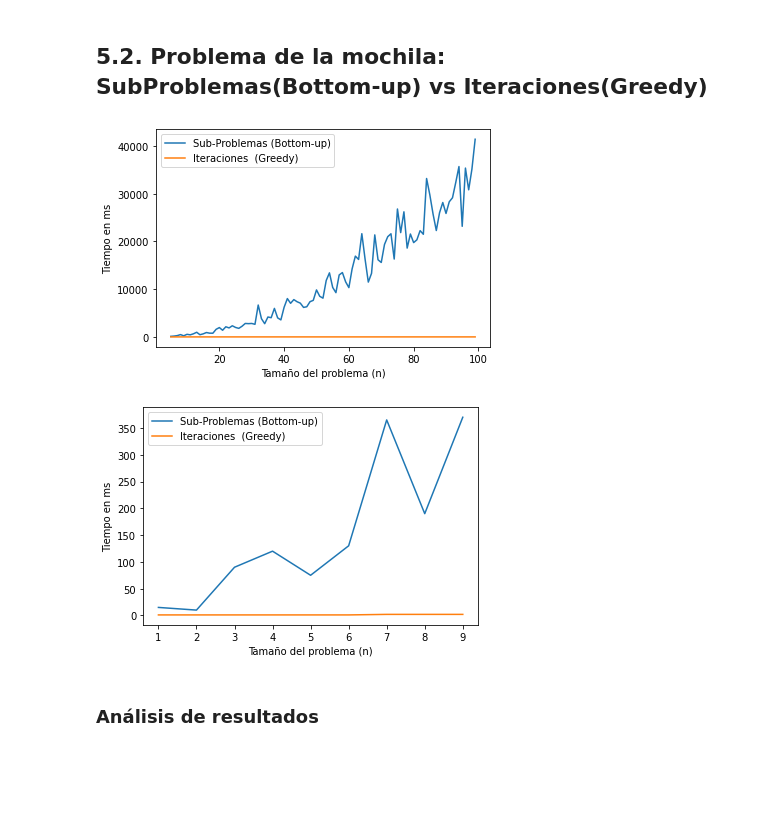
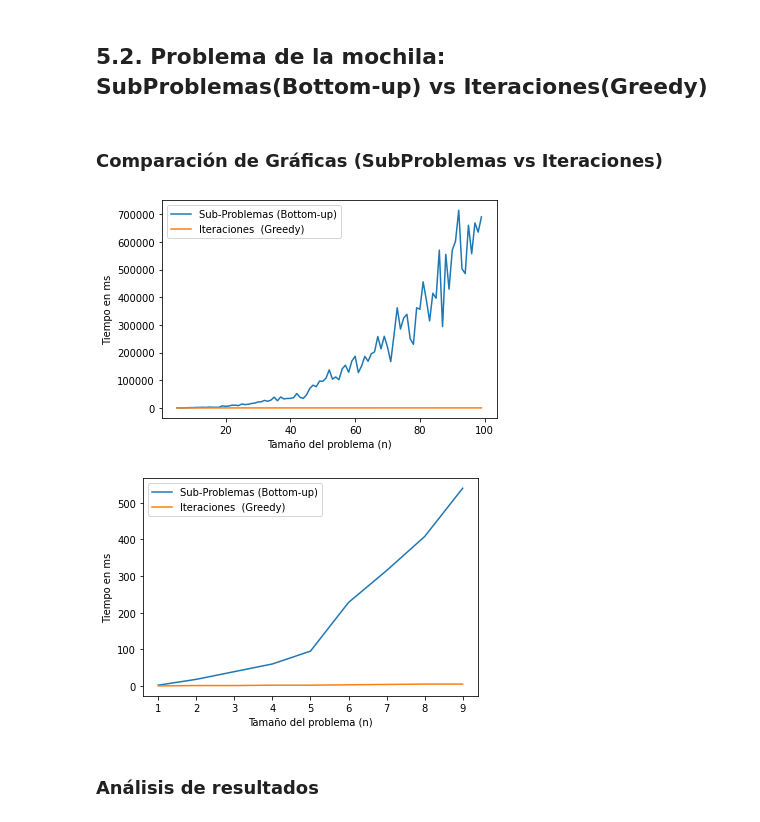
Before and after one commit to LucasRobles2323/ADA-Informes, a Jupyter notebook: Informe10-KnapsackProblem.ipynb, the cells around one changed output. Saved outputs shown, nothing was run; the diff lists cells and outputs as text; code cells hidden in the pictures; blank space fills up the shorter version.

```diff
--- a/Informe10-KnapsackProblem.ipynb
+++ b/Informe10-KnapsackProblem.ipynb
@@ -489,8 +489,8 @@ for n in range(5,100):
     subproblemas = 0
 
     #la función repeat está ejecutando 10 veces KnapsackBottomUp y KnapsackGreedy con el arreglo a y retorna el mejor tiepo obtenido.
-    t = repeat(setup="from __main__ import KnapsackBottomUp", stmt=f"KnapsackBottomUp({W}, {w}, {v})", repeat=1, number=10)
-    t1 = repeat(setup="from __main__ import KnapsackGreedy", stmt=f"KnapsackGreedy({W}, {w}, {v})", repeat=1, number=10)
+    t = repeat(setup="from __main__ import KnapsackBottomUp", stmt=f"KnapsackBottomUp({W}, {wt}, {val})", repeat=1, number=10)
+    t1 = repeat(setup="from __main__ import KnapsackGreedy", stmt=f"KnapsackGreedy({W}, {wt}, {val})", repeat=1, number=10)
 
     x.append(n)
     y.append(t)
@@ -520,8 +520,8 @@ for n in range(1,10):
     subproblemas = 0
 
     #la función repeat está ejecutando 10 veces KnapsackBottomUp y KnapsackGreedy con el arreglo a y retorna el mejor tiepo obtenido.
-    t = repeat(setup="from __main__ import KnapsackBottomUp", stmt=f"KnapsackBottomUp({W}, {w}, {v})", repeat=1, number=10)
-    t1 = repeat(setup="from __main__ import KnapsackGreedy", stmt=f"KnapsackGreedy({W}, {w}, {v})", repeat=1, number=10)
+    t = repeat(setup="from __main__ import KnapsackBottomUp", stmt=f"KnapsackBottomUp({W}, {wt}, {val})", repeat=1, number=10)
+    t1 = repeat(setup="from __main__ import KnapsackGreedy", stmt=f"KnapsackGreedy({W}, {wt}, {val})", repeat=1, number=10)
 
     x.append(n)
     y.append(t)
@@ -547,34 +547,36 @@ Mientras que **Bottom-up** realiza y comprueba todos los posibles casos, combina
 Por otro lado, está el método **Greedy** con un enfoque optimista y una idea ingenua, en este problema, asume que el elemento con menor peso estará en el conjunto de elementos que nos da el mayor precio, también asume que los pesos están ordenados y que, si un artículo no puede agregarse por su peso, el resto tampoco. Debido a la forma en que se aplica el generador de instancias, siempre hará $\frac{n}{2}$ comparaciones. Debido al poco proceso que realiza al asumir ingenuamente situaciones favorables, tiende a tener un tiempo de ejecución extremadamente bajo.
 # %% [markdown]
 ## **5.2. Problema de la mochila: SubProblemas(Bottom-up) vs Iteraciones(Greedy)**
+# %% [markdown]
+### **Comparación de Gráficas** (SubProblemas vs Iteraciones)
 # %%
 import matplotlib.pyplot as plt
 
 x=[]; y=[]; y1=[]
 
 for n in range(5,100):
     W, val, wt = knapsack_instance_generator(n)
 
     iteraciones = 0
     subproblemas = 0
 
-    valor = KnapsackBottomUp(W, w, v)
-    valor = KnapsackGreedy(W, w, v)
+    valor = KnapsackBottomUp(W, wt, val)
+    valor = KnapsackGreedy(W, wt, val)
 
     x.append(n)
     y.append(subproblemas)
     y1.append(iteraciones)
 
 
 plt.plot(x,y)
 plt.plot(x,y1)
 plt.legend(["Sub-Problemas (Bottom-up)", "Iteraciones  (Greedy)"])
 
 plt.xlabel('Tamaño del problema (n)')
 plt.ylabel('Tiempo en ms')
 plt.show()
 # %% [output]
-[figure, old version]
+[figure, new version]
 # %%
 ## Menor n para notar mas la diferencia
 import matplotlib.pyplot as plt
@@ -587,8 +589,8 @@ for n in range(1,10):
     iteraciones = 0
     subproblemas = 0
 
-    valor = KnapsackBottomUp(W, w, v)
-    valor = KnapsackGreedy(W, w, v)
+    valor = KnapsackBottomUp(W, wt, val)
+    valor = KnapsackGreedy(W, wt, val)
 
     x.append(n)
     y.append(subproblemas)
@@ -603,7 +605,7 @@ plt.xlabel('Tamaño del problema (n)')
 plt.ylabel('Tiempo en ms')
 plt.show()
 # %% [output]
-[figure, old version]
+[figure, new version]
 # %% [markdown]
 ### **Análisis de resultados**
 # %% [markdown]
```
Also changed, not shown: parts of 13 cells of this notebook.
